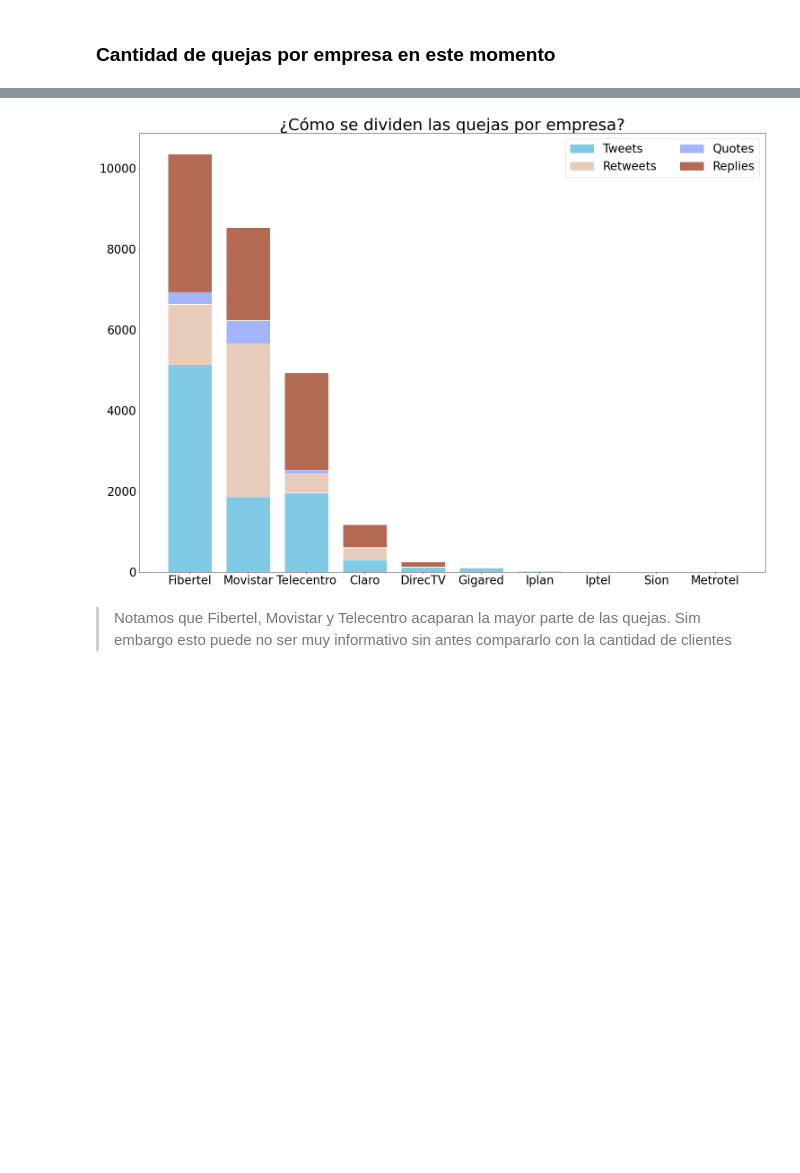
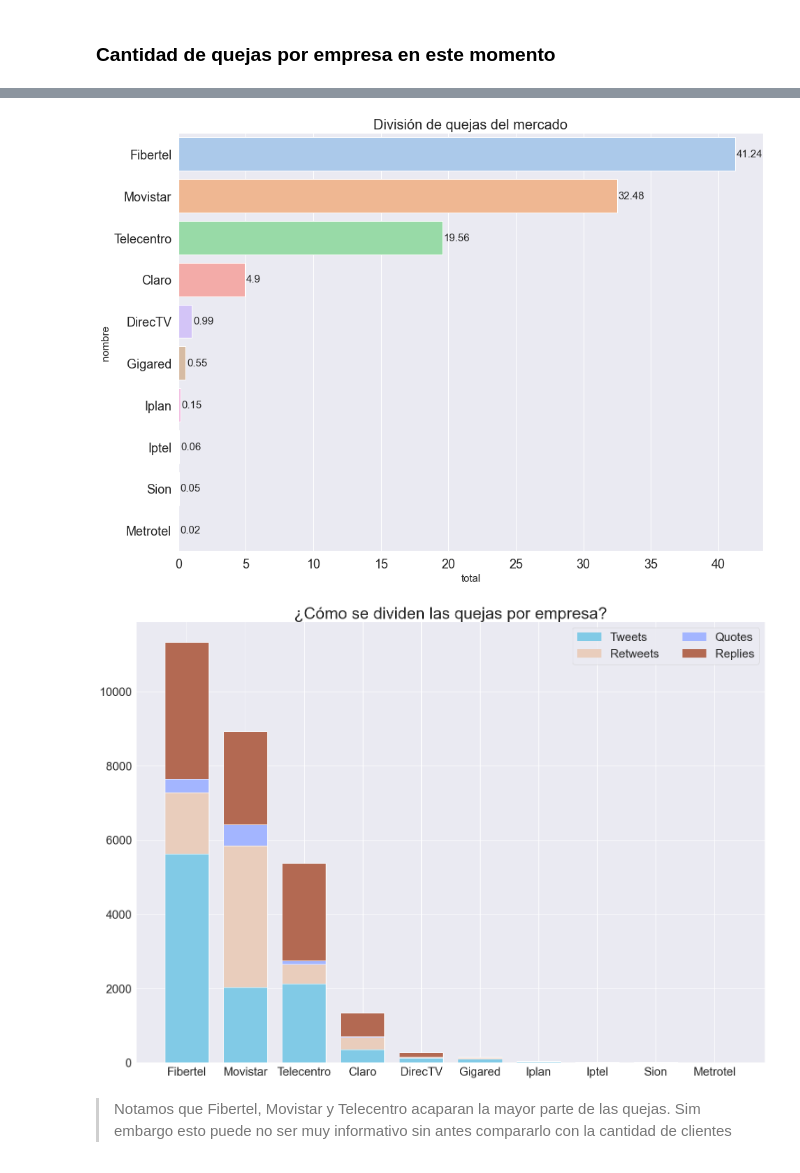
Before and after one commit to nanaccachian/wifi-twitter-data-analysis, a Jupyter notebook: Proyecto final/twitter_notebook.ipynb, the cells around one changed output, grey strips where cells are left out. Cells and saved outputs as stored; diff of their text form; code cells hidden in the pictures; blank space fills up the shorter version.

```diff
--- a/Proyecto final/twitter_notebook.ipynb
+++ b/Proyecto final/twitter_notebook.ipynb
@@ -160,12 +161,37 @@ print(df_totales)
 5            NaN     16         NaN
 8            NaN     13         NaN
 6            NaN      5         NaN
+# %%
+quejas_totales = (df_totales['total']/(df_totales['total'].sum()))*100
+porcentajes_quejas = round(quejas_totales, 2)
+empresas = df_totales['nombre']
+
+plt.figure(figsize=(15,11))
+sns.set_palette("pastel")
+#sns.set(style="darkgrid")
+
+plt.title('División de quejas del mercado', fontsize=20)
+
+plt.xticks(fontsize=18)
+plt.yticks(fontsize=18)
+
+plt.xlabel('Empresas', fontsize = 15)
+plt.ylabel('% de quejas', fontsize = 15)
+
+for x,y in enumerate(porcentajes_quejas):
+    plt.text(y+0.1,x,'%s' %y,va='center', fontsize=15)
+
+
+sns.barplot(
+    x = porcentajes_quejas,
+    y = empresas,
+    data = df_totales,
+    estimator = sum,
+    ci = None);
+# %% [output]
+[figure, added]
 # %%
 #Grafico de division de quejas
-
-from matplotlib import rc
-import matplotlib.patches as mpatches
-import numpy as np
 
 barWidth = 0.75
 names = df_totales['nombre']
@@ -195,7 +221,7 @@ re_bar = mpatches.Patch(color='#B36952', label='Replies')
 plt.legend(handles=[tw_bar, rt_bar, qu_bar, re_bar],loc='upper right', ncol=2, fontsize=26)
 plt.show()
 # %% [output]
-[figure, old version]
+[figure, new version]
 # %% [markdown]
 >Notamos que Fibertel, Movistar y Telecentro acaparan la mayor parte de las quejas. Sim embargo esto puede no ser muy informativo sin antes compararlo con la cantidad de clientes
 # %%
```
Also changed, not shown: parts of 7 cells of this notebook.
